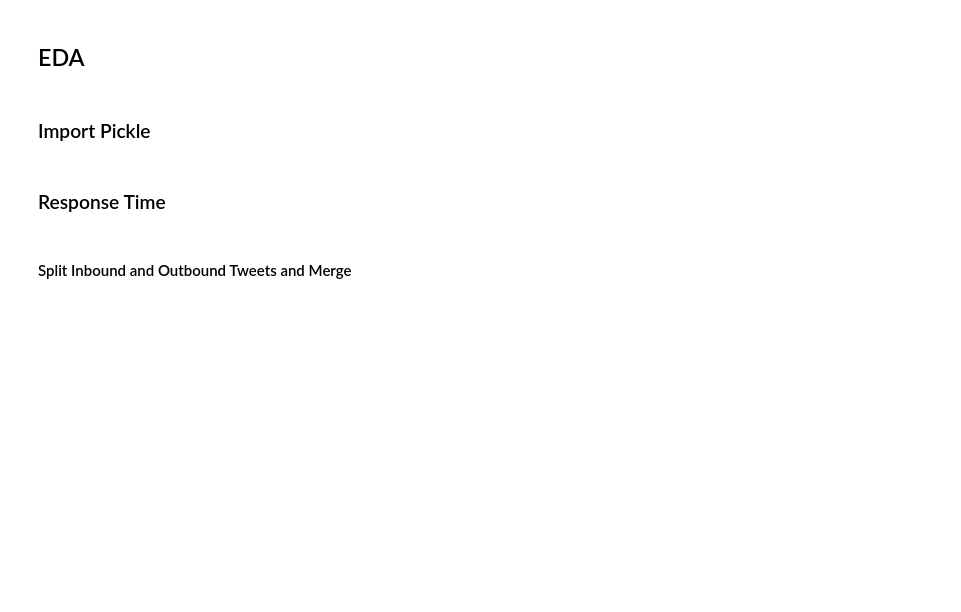
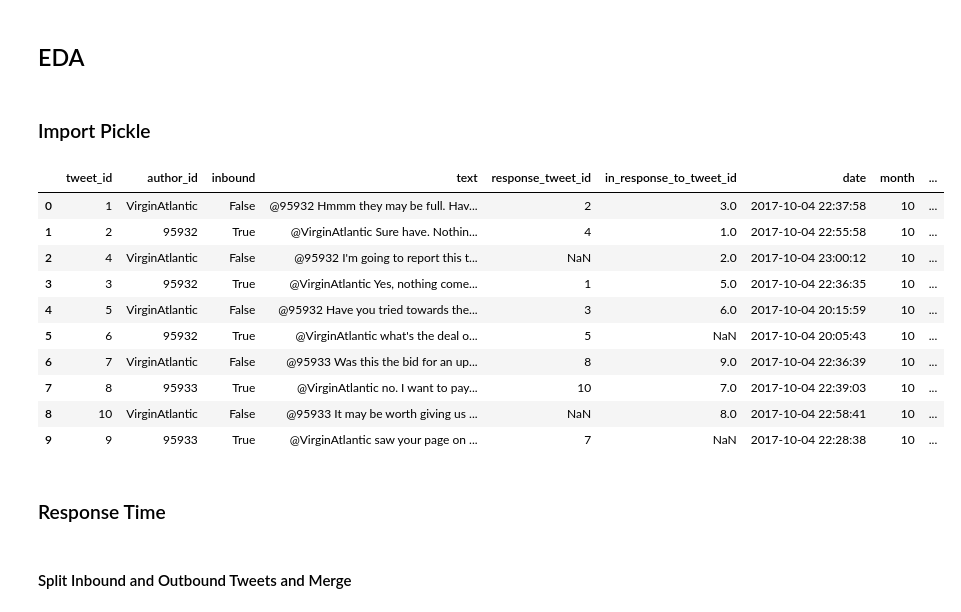
Before and after one commit to xvila/Twitter-Customer-Support-Exploration, a Jupyter notebook: notebooks/EDA.ipynb, the cells around one changed output. Saved outputs shown, nothing was run; the diff lists cells and outputs as text; code cells hidden in the pictures; blank space fills up the shorter version.

```diff
--- a/notebooks/EDA.ipynb
+++ b/notebooks/EDA.ipynb
@@ -93,6 +93,32 @@ def plot_sentiment(l,d):
 ### Import Pickle
 # %%
 df = pd.read_pickle('../data/tweets.pkl')
+# %%
+c_id = 0
+group = []
+for i in range(len(df.in_response_to_tweet_id)-2000000):
+    if np.isnan(df.iloc[i]['in_response_to_tweet_id']):
+        c_id += 1
+    else:
+        c_id
+    new_group = "group_"+str(c_id)
+    group.append(new_group)
+# %%
+df['group_id'] = pd.Series(group)
+# %%
+df.head(10)
+# %% [output]
+|  | tweet_id | author_id | inbound | text | response_tweet_id | in_response_to_tweet_id | date | month | ... |
+| 0 | 1 | VirginAtlantic | False | @95932 Hmmm they may be full. Hav... | 2 | 3.0 | 2017-10-04 22:37:58 | 10 | ... |
+| 1 | 2 | 95932 | True | @VirginAtlantic Sure have. Nothin... | 4 | 1.0 | 2017-10-04 22:55:58 | 10 | ... |
+| 2 | 4 | VirginAtlantic | False | @95932 I'm going to report this t... | NaN | 2.0 | 2017-10-04 23:00:12 | 10 | ... |
+| 3 | 3 | 95932 | True | @VirginAtlantic Yes, nothing come... | 1 | 5.0 | 2017-10-04 22:36:35 | 10 | ... |
+| 4 | 5 | VirginAtlantic | False | @95932 Have you tried towards the... | 3 | 6.0 | 2017-10-04 20:15:59 | 10 | ... |
+| 5 | 6 | 95932 | True | @VirginAtlantic what's the deal o... | 5 | NaN | 2017-10-04 20:05:43 | 10 | ... |
+| 6 | 7 | VirginAtlantic | False | @95933 Was this the bid for an up... | 8 | 9.0 | 2017-10-04 22:36:39 | 10 | ... |
+| 7 | 8 | 95933 | True | @VirginAtlantic no. I want to pay... | 10 | 7.0 | 2017-10-04 22:39:03 | 10 | ... |
+| 8 | 10 | VirginAtlantic | False | @95933 It may be worth giving us ... | NaN | 8.0 | 2017-10-04 22:58:41 | 10 | ... |
+| 9 | 9 | 95933 | True | @VirginAtlantic saw your page on ... | 7 | NaN | 2017-10-04 22:28:38 | 10 | ... |
 # %% [markdown]
 ### Response Time
 # %% [markdown]
```
Also changed, not shown: parts of 13 cells of this notebook, 1 other file.
